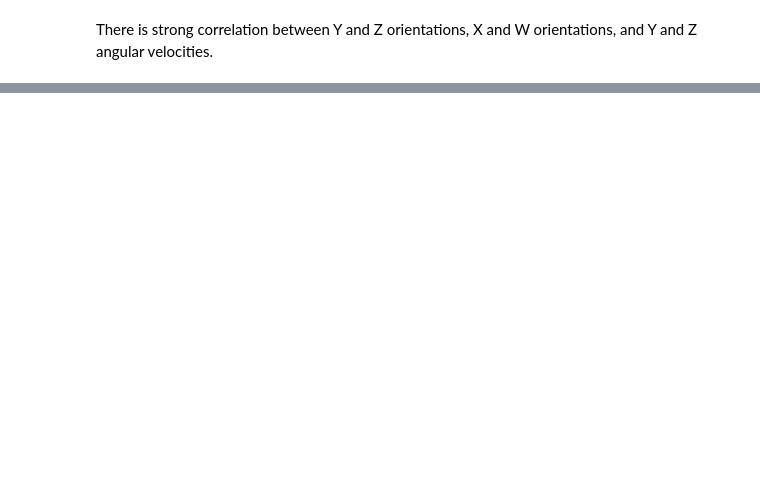
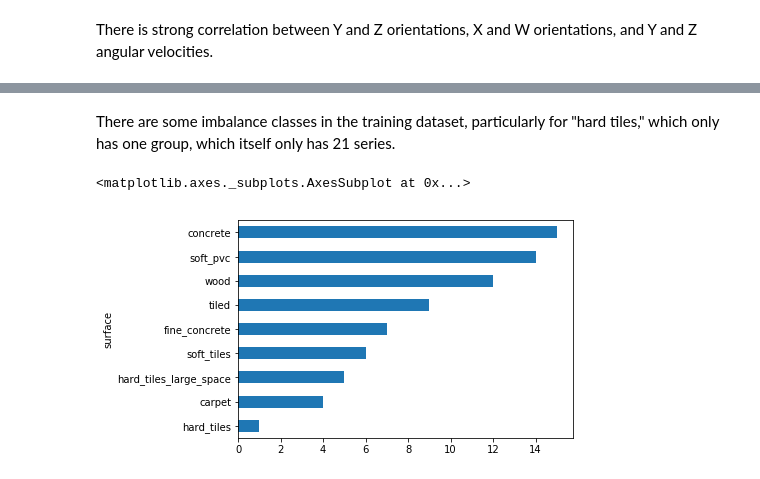
Before and after one commit to namdnguyen/kaggle-career-con-2019, a Jupyter notebook: notebooks/001_ndn_train_eda.ipynb, the cells around one changed output, grey strips where cells are left out. Drawn from its saved outputs; the diff is of its cells as text; code cells hidden in the pictures; blank space fills up the shorter version.

Commit message:
Explore y training data

```diff
--- a/notebooks/001_ndn_train_eda.ipynb
+++ b/notebooks/001_ndn_train_eda.ipynb
@@ -86,0 +110,2 @@ There is strong correlation between Y and Z orientations, X and W orientations,
+# %%
+target = pd.read_csv('../data/raw/y_train.csv')
@@ -86,0 +154,3 @@ There is strong correlation between Y and Z orientations, X and W orientations,
+# %%
+surface_counts = target.groupby('surface').nunique()
+surface_counts.iloc[:, 0:2]
@@ -86,0 +169,7 @@ There is strong correlation between Y and Z orientations, X and W orientations,
+# %% [markdown]
+There are some imbalance classes in the training dataset, particularly for "hard tiles," which only has one group, which itself only has 21 series.
+# %%
+surface_counts.group_id.sort_values().plot(kind='barh')
+# %% [output]
+<matplotlib.axes._subplots.AxesSubplot at 0x...>
+[figure, added]
```
Also changed, not shown: parts of 16 cells of this notebook.
